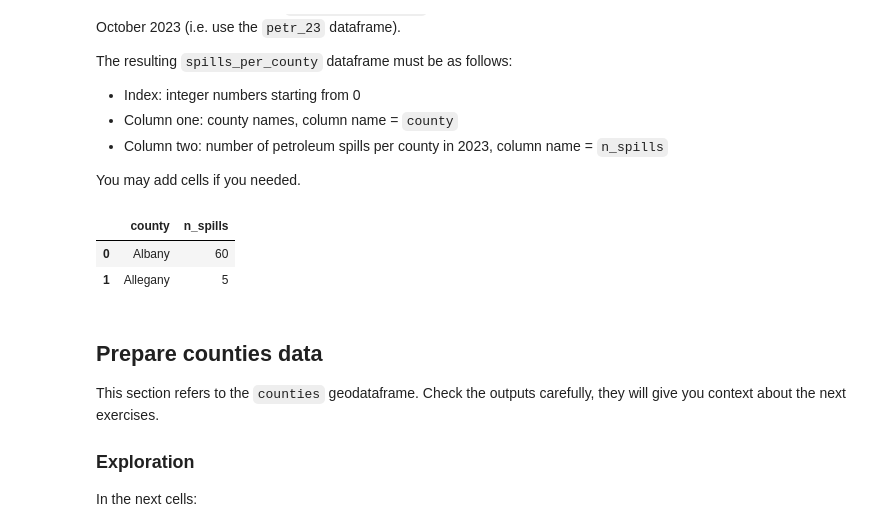
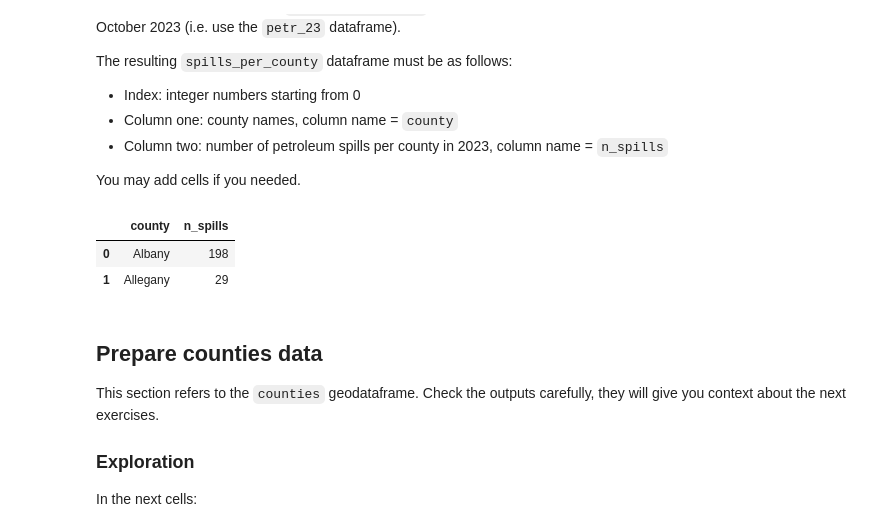
Before and after one commit to lunacatalan/eds220-hwk-3, a Jupyter notebook: hwk3-task1-spills.ipynb, the cells around one changed output. Saved outputs shown, nothing was run; the diff lists cells and outputs as text; code cells hidden in the pictures.

```diff
--- a/hwk3-task1-spills.ipynb
+++ b/hwk3-task1-spills.ipynb
@@ -74,7 +74,7 @@ In the next cell:
 - Import the US counties shapefile as a variable named `counties`.
 # %%
 # read in the spills csv
-spills = pd.read_csv("data/Spill_Incidents_20231108.csv")
+spills = pd.read_csv("data/Spill_Incidents_20231106.csv")
 
 # read in the counties shp files
 counties = gpd.read_file('data/tl_2022_us_county/tl_2022_us_county.shp')
@@ -172,3 +189,3 @@ spills.spill_date = pd.to_datetime(spills.spill_date)
 # %%
 # spills between Jan1, 2023 and Oct 31, 2023, and only petroleum spills
-petr_23 = spills[(spills["spill_date"].isin(pd.date_range('2023-01-01', '2023-10-31'))) & (spills.material_family == "Petroleum")]
+petr_23 = spills[(spills.material_family == "Petroleum") & (spills["spill_date"].isin(pd.date_range('2023-01-01', '2023-10-31')))]
@@ -209,17 +240,17 @@ You may add cells if you needed.
 # %%
 # select columns of interest
 # group by county and get counts of spills for each county
 # reset index back to 0
 # rename column spill_number to n_spills
 spills_per_county = petr_23[['county',
-                             'spill_number']].groupby('county').count().reset_index().rename(columns = {'spill_number' :
+                             'spill_number']].groupby('county').nunique().reset_index().rename(columns = {'spill_number' :
                                                                                                         'n_spills'})
 
 spills_per_county.head(2)
 # %% [output]
 |  | county | n_spills |
-| 0 | Albany | 60 |
-| 1 | Allegany | 5 |
+| 0 | Albany | 198 |
+| 1 | Allegany | 29 |
 # %% [markdown]
 ## Prepare counties data
 
```
Also changed, not shown: parts of 29 cells of this notebook, 4 other files.
